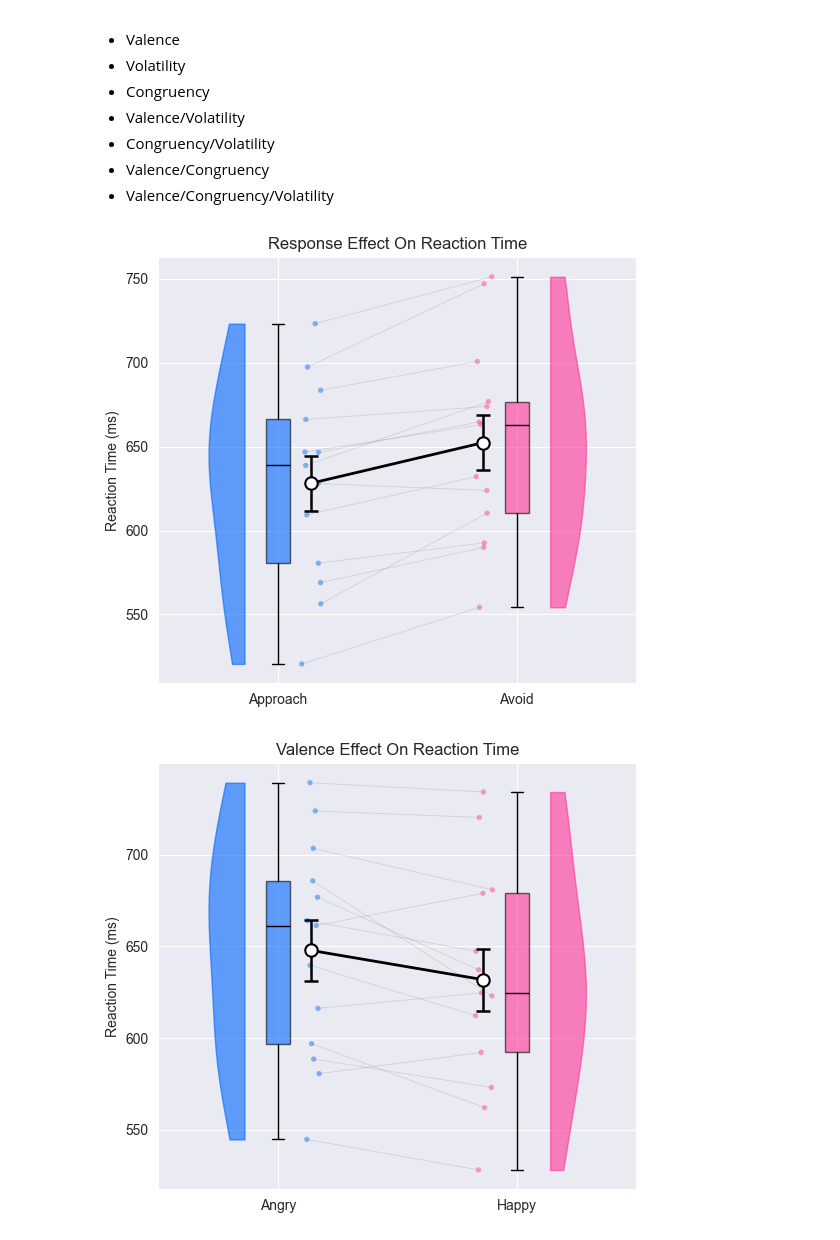
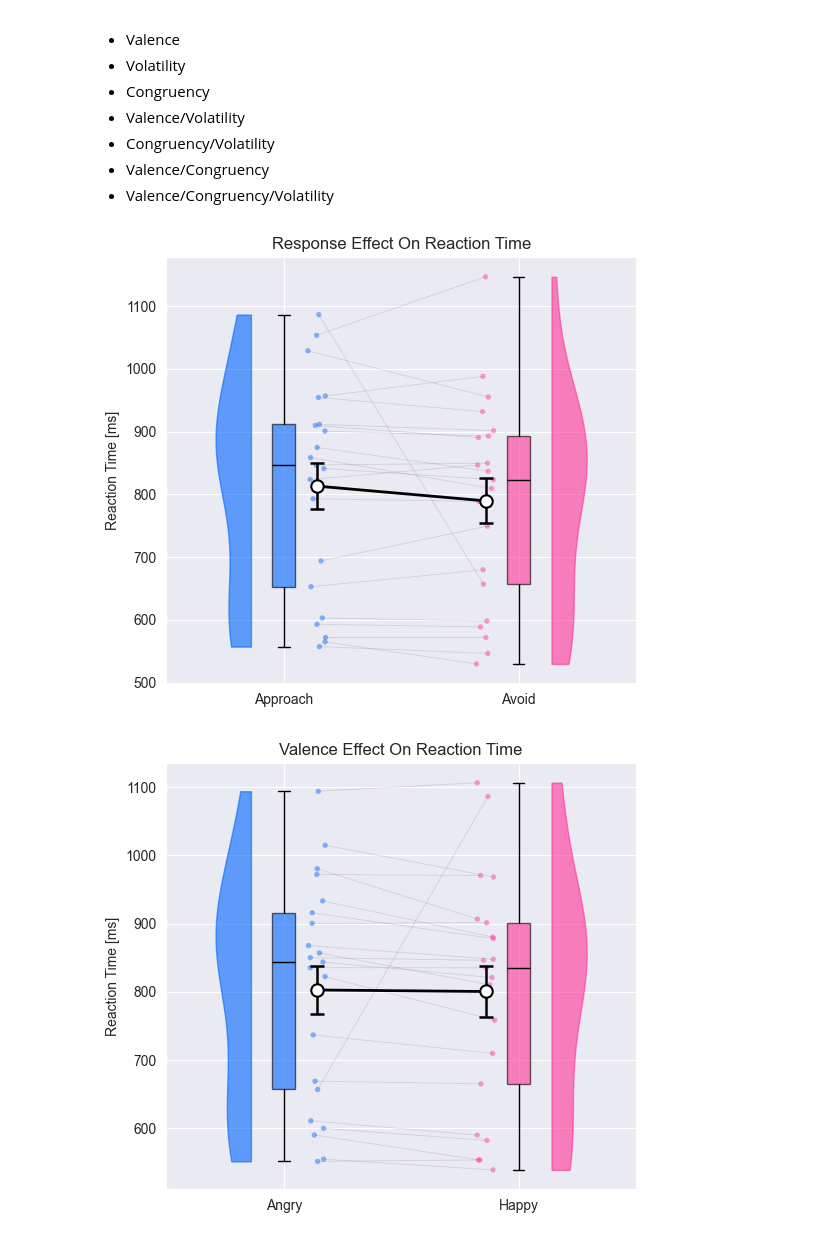
Before and after one commit to KTZ228/phd_1_analysis, a Jupyter notebook: analyses_behavioural/standard parameters/reaction-time_analysis.ipynb, the cells around one changed output. Cells and saved outputs as stored; diff of their text form; code cells hidden in the pictures.

```diff
--- a/analyses_behavioural/standard parameters/reaction-time_analysis.ipynb
+++ b/analyses_behavioural/standard parameters/reaction-time_analysis.ipynb
@@ -17,7 +15,7 @@ import seaborn as sns # Loads in the theme
 #pd.set_option('display.width', 150)
 # %%
 # Preparation
-dataset = 'pilot' # TUS, joystick, speakup, africa
+dataset = 'africa' # TUS, joystick, speakup, africa
 
 # Loads the datapath, subject_id's and session numbers based on whether we're analysing the study or pilot data
 if dataset == 'TUS' or dataset == 'joystick':
@@ -109,29 +107,29 @@ plt.show()
 # %%
 # Single-pass aggregation & reshape
 combined_results_pivoted = (
     combined_results_dataframe
     .pivot_table(
         index=['subject_id'],
         columns='response',
         values='RT_ms',
         aggfunc='mean'
     )
     .reset_index()
 )
 combined_results_pivoted = combined_results_pivoted.rename_axis(None, axis=1)
 
 # Plot the two groups using a raincloud plot
 utils.plotting_functions.paired_raincloud(
     combined_results_pivoted,
     columns=['approach', 'avoid'],
     labels=['Approach', 'Avoid'],
     flip=['left','right'],
     output_dir=output_dir,
-    ylabel_name='reaction time (ms)',
+    ylabel_name='reaction time [ms]',
     plot_name='response effect on reaction time'
 );
 # %% [output]
-[figure, old version]
+[figure, new version]
 # %%
 # Single-pass aggregation & reshape
 combined_results_pivoted = (
@@ -153,11 +151,11 @@ utils.plotting_functions.paired_raincloud(
     labels=['Angry', 'Happy'],
     flip=['left','right'],
     output_dir=output_dir,
-    ylabel_name='reaction time (ms)',
+    ylabel_name='reaction time [ms]',
     plot_name='valence effect on reaction time'
 );
 # %% [output]
-[figure, old version]
+[figure, new version]
 # %%
 # Single-pass aggregation & reshape
 combined_results_pivoted = (
```
Also changed, not shown: parts of 9 cells of this notebook, 6 other files.
